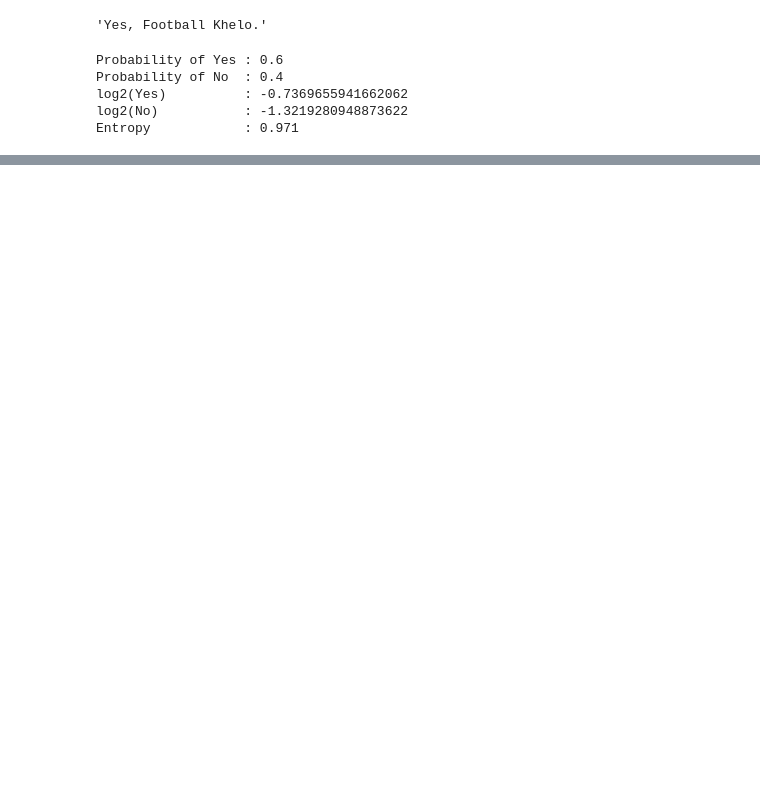
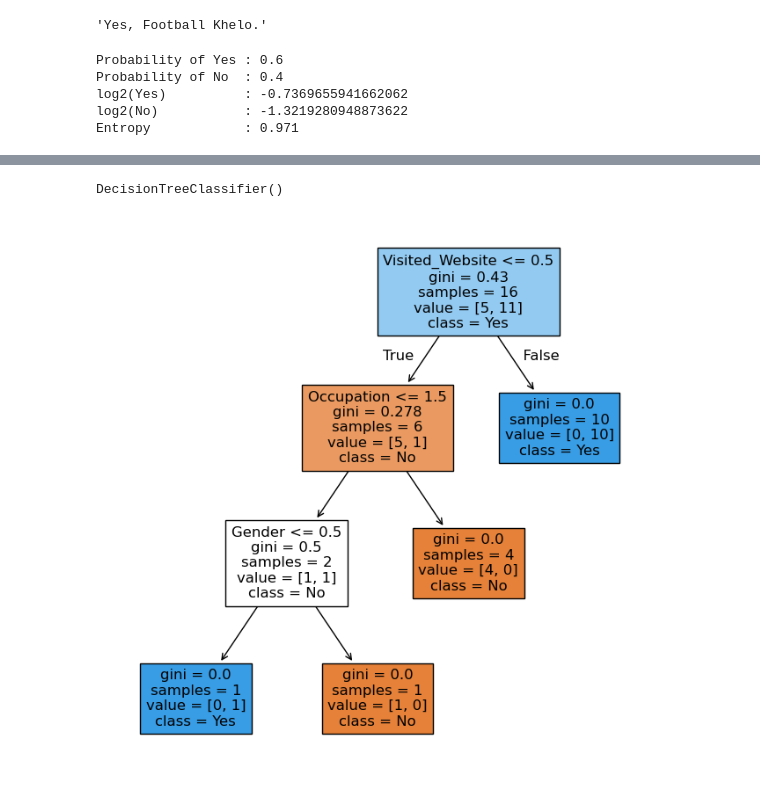
Before and after one commit to ghosh-vishnu/Python_Evening-AI-ML-5-30-PM, a Jupyter notebook: decision_tree.ipynb, the cells around one changed output, grey strips where cells are left out. Drawn from its saved outputs; the diff is of its cells as text; code cells hidden in the pictures; blank space fills up the shorter version.

```diff
--- a/decision_tree.ipynb
+++ b/decision_tree.ipynb
@@ -167,3 +180,6 @@ Probability of No  : 0.4
 log2(Yes)          : -0.7369655941662062
 log2(No)           : -1.3219280948873622
 Entropy            : 0.971
+# %%
+import pandas as pd
+df=pd.read_csv("customer_product_purchase_decision_tree.csv")
@@ -169,0 +234,35 @@ Entropy            : 0.971
+# %%
+X = df[['Gender','Occupation','Income','Visited_Website']]
+y = df["Purchased_Product"]
+
+from sklearn.model_selection import train_test_split
+
+X_train, X_test, y_train, y_test = train_test_split(
+    X,
+    y,
+    test_size=0.2,
+    random_state=42
+)
+from sklearn.tree import DecisionTreeClassifier
+
+model = DecisionTreeClassifier()
+model.fit(X_train, y_train)
+# %% [output]
+DecisionTreeClassifier()
+# %%
+
+from sklearn.tree import plot_tree
+import matplotlib.pyplot as plt
+
+plt.figure(figsize=(8,8))
+
+plot_tree(
+    model,
+    feature_names=X.columns,
+    class_names=["No","Yes"],
+    filled=True
+)
+
+plt.show()
+# %% [output]
+[figure, added]
```
Also changed, not shown: parts of 35 cells of this notebook.
